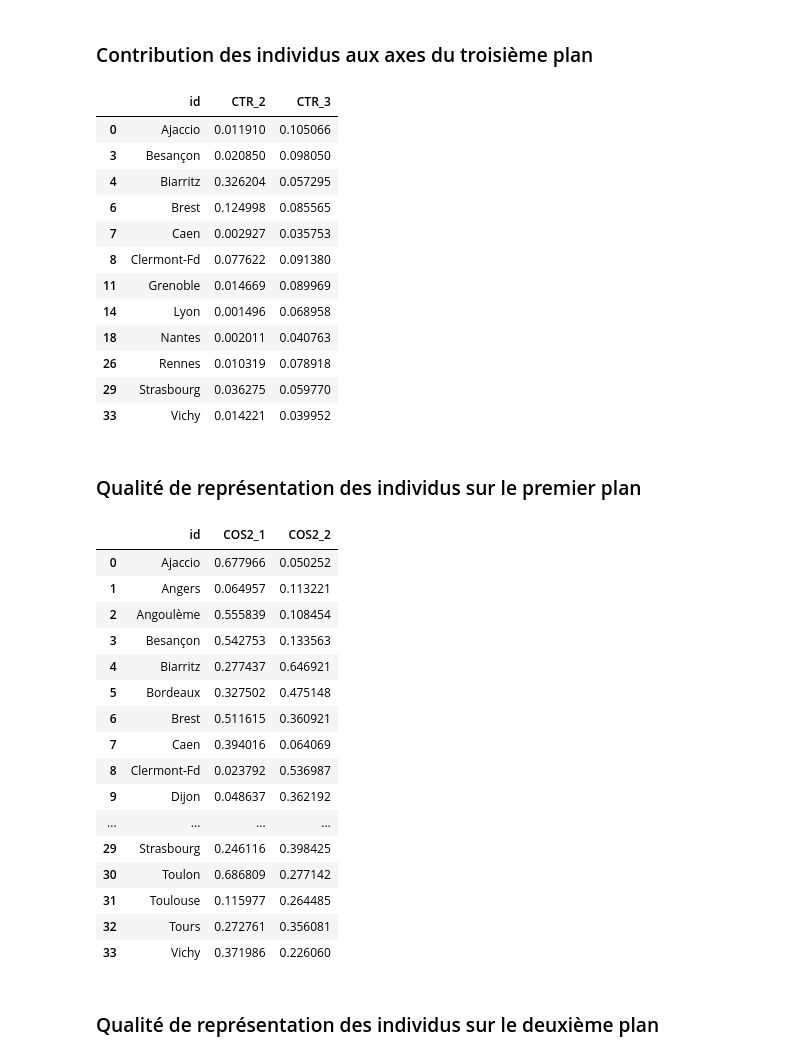
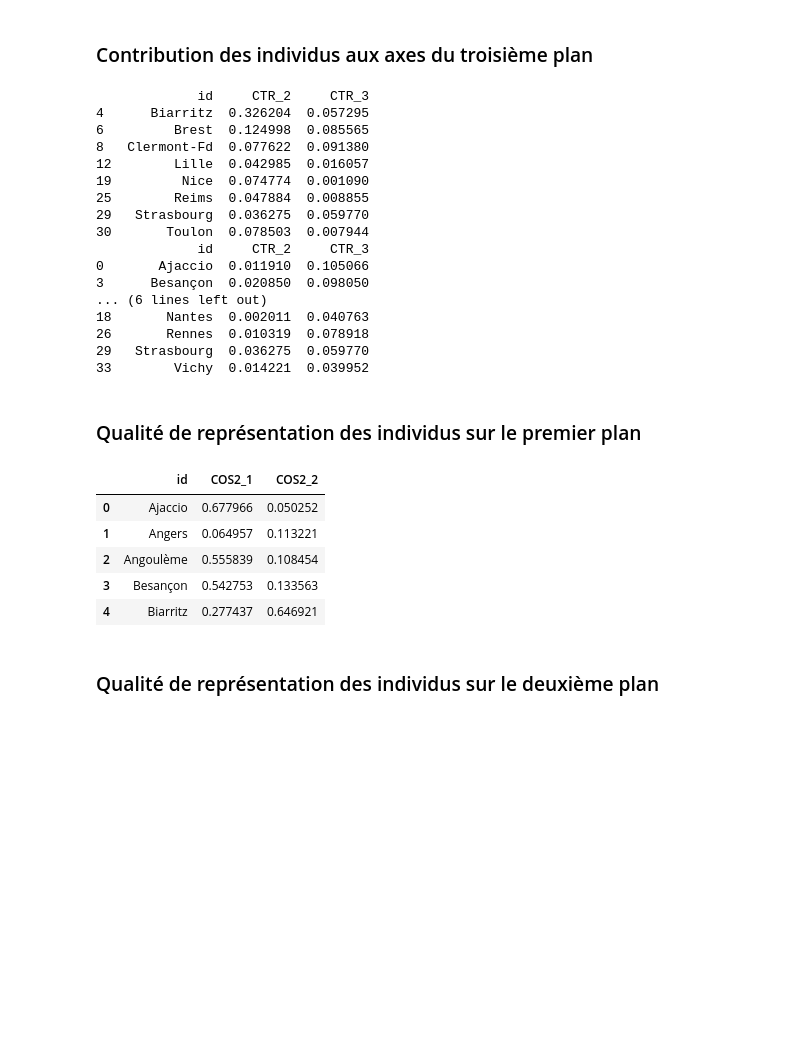
Before and after one commit to Asmaa213/ACP_Typologie_Villes, a Jupyter notebook: acp.ipynb, the cells around one changed output. Drawn from its saved outputs; the diff is of its cells as text; code cells hidden in the pictures; blank space fills up the shorter version.

```diff
--- a/acp.ipynb
+++ b/acp.ipynb
@@ -290,51 +421,44 @@ for j in range(31):
 
 df_ctr_cp2cp3 = pd.DataFrame({'id':data.index,'CTR_2':ctr[:,1],'CTR_3':ctr[:,2]})
 #Garder les individus interprétables du premier axe du troisième plan
-df_ctr_cp2cp3[df_ctr_cp2cp3['CTR_2'] > df_ctr_cp2cp3.CTR_2.mean()]
+print(df_ctr_cp2cp3[df_ctr_cp2cp3['CTR_2'] > df_ctr_cp2cp3.CTR_2.mean()])
 #Garder les individus interpretable du deuxième axe du troisième plan
-df_ctr_cp2cp3[df_ctr_cp2cp3['CTR_3'] > df_ctr_cp2cp3.CTR_3.mean()]
+print(df_ctr_cp2cp3[df_ctr_cp2cp3['CTR_3'] > df_ctr_cp2cp3.CTR_3.mean()])
 # %% [output]
-|  | id | CTR_2 | CTR_3 |
-| 0 | Ajaccio | 0.011910 | 0.105066 |
-| 3 | Besançon | 0.020850 | 0.098050 |
-| 4 | Biarritz | 0.326204 | 0.057295 |
-| 6 | Brest | 0.124998 | 0.085565 |
-| 7 | Caen | 0.002927 | 0.035753 |
-| 8 | Clermont-Fd | 0.077622 | 0.091380 |
-| 11 | Grenoble | 0.014669 | 0.089969 |
-| 14 | Lyon | 0.001496 | 0.068958 |
-| 18 | Nantes | 0.002011 | 0.040763 |
-| 26 | Rennes | 0.010319 | 0.078918 |
-| 29 | Strasbourg | 0.036275 | 0.059770 |
-| 33 | Vichy | 0.014221 | 0.039952 |
+             id     CTR_2     CTR_3
+4      Biarritz  0.326204  0.057295
+6         Brest  0.124998  0.085565
+8   Clermont-Fd  0.077622  0.091380
+12        Lille  0.042985  0.016057
+19         Nice  0.074774  0.001090
+25        Reims  0.047884  0.008855
+29   Strasbourg  0.036275  0.059770
+30       Toulon  0.078503  0.007944
+             id     CTR_2     CTR_3
+0       Ajaccio  0.011910  0.105066
+3      Besançon  0.020850  0.098050
+... (6 lines left out)
+18       Nantes  0.002011  0.040763
+26       Rennes  0.010319  0.078918
+29   Strasbourg  0.036275  0.059770
+33        Vichy  0.014221  0.039952
 # %% [markdown]
 <h3>Qualité de représentation des individus sur le premier plan</h3>
 # %%
 #Qualité de représentation des individus sur le premier plan
 di = np.sum(m**2,axis=1)
 cos2 = coord**2
 for j in range(31):
     cos2[:,j] = cos2[:,j]/di
     df_ctr_12 = pd.DataFrame({'id':data.index,'COS2_1':cos2[:,0],'COS2_2':cos2[:,1]})
-df_ctr_12
+df_ctr_12.head()
 # %% [output]
 |  | id | COS2_1 | COS2_2 |
 | 0 | Ajaccio | 0.677966 | 0.050252 |
 | 1 | Angers | 0.064957 | 0.113221 |
 | 2 | Angoulème | 0.555839 | 0.108454 |
 | 3 | Besançon | 0.542753 | 0.133563 |
 | 4 | Biarritz | 0.277437 | 0.646921 |
-| 5 | Bordeaux | 0.327502 | 0.475148 |
-| 6 | Brest | 0.511615 | 0.360921 |
-| 7 | Caen | 0.394016 | 0.064069 |
-| 8 | Clermont-Fd | 0.023792 | 0.536987 |
-| 9 | Dijon | 0.048637 | 0.362192 |
-| ... | ... | ... | ... |
-| 29 | Strasbourg | 0.246116 | 0.398425 |
-| 30 | Toulon | 0.686809 | 0.277142 |
-| 31 | Toulouse | 0.115977 | 0.264485 |
-| 32 | Tours | 0.272761 | 0.356081 |
-| 33 | Vichy | 0.371986 | 0.226060 |
 # %% [markdown]
 <h3>Qualité de représentation des individus sur le deuxième plan</h3>
 # %%
```
Also changed, not shown: parts of 17 cells of this notebook.
